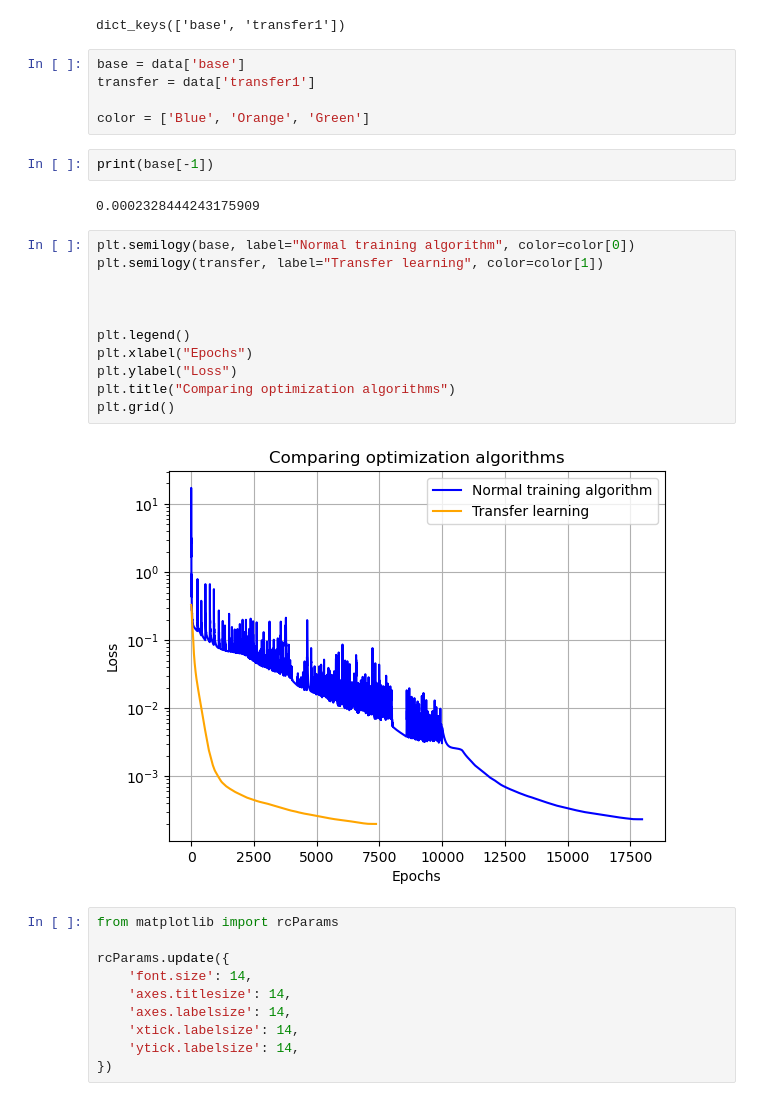
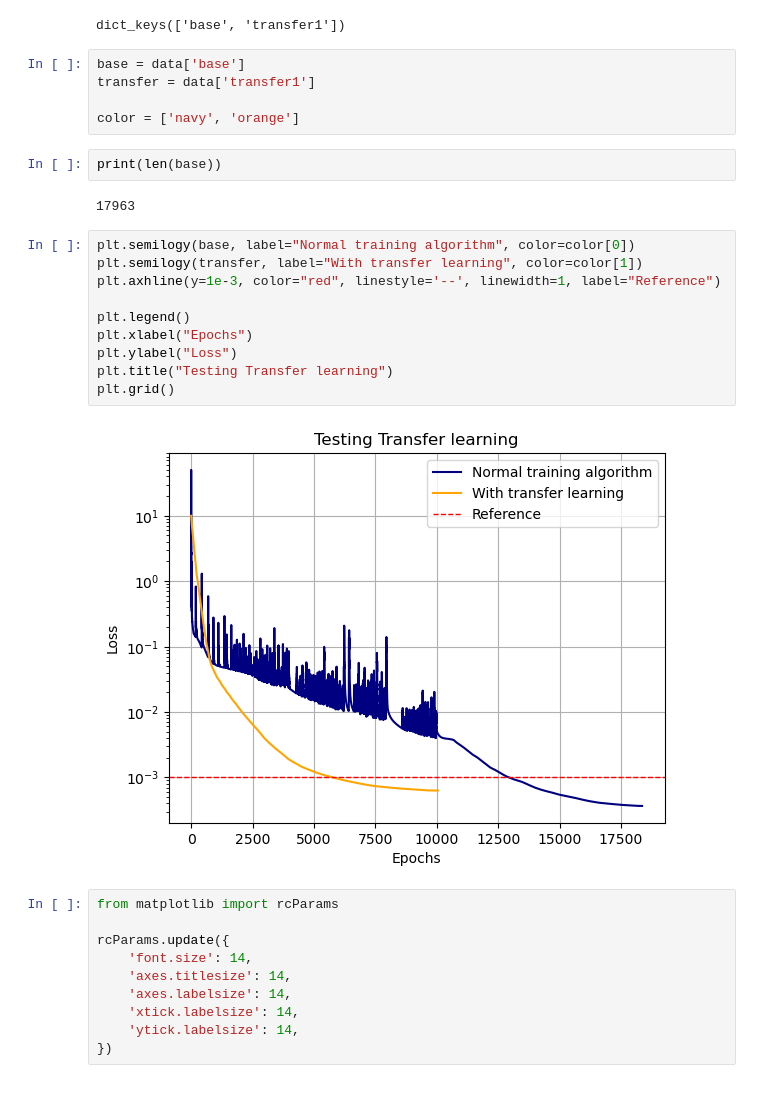
Before and after one commit to alleswe2k/PINNs, a Jupyter notebook: Clean/plotting copy.ipynb, the cells around one changed output. Cells and saved outputs as stored; diff of their text form.

```diff
--- a/Clean/plotting copy.ipynb
+++ b/Clean/plotting copy.ipynb
@@ -18,24 +18,23 @@ dict_keys(['base', 'transfer1'])
 base = data['base']
 transfer = data['transfer1']
 
-color = ['Blue', 'Orange', 'Green']
+color = ['navy', 'orange']
 # %%
-print(base[-1])
+print(len(base))
 # %% [output]
-0.0002328444243175909
+17963
 # %%
 plt.semilogy(base, label="Normal training algorithm", color=color[0])
-plt.semilogy(transfer, label="Transfer learning", color=color[1])
-
-
+plt.semilogy(transfer, label="With transfer learning", color=color[1])
+plt.axhline(y=1e-3, color="red", linestyle='--', linewidth=1, label="Reference")
 
 plt.legend()
 plt.xlabel("Epochs")
 plt.ylabel("Loss")
-plt.title("Comparing optimization algorithms")
+plt.title("Testing Transfer learning")
 plt.grid()
 # %% [output]
-[figure, old version]
+[figure, new version]
 # %%
 from matplotlib import rcParams
 
```
Also changed, not shown: 4 other files.
